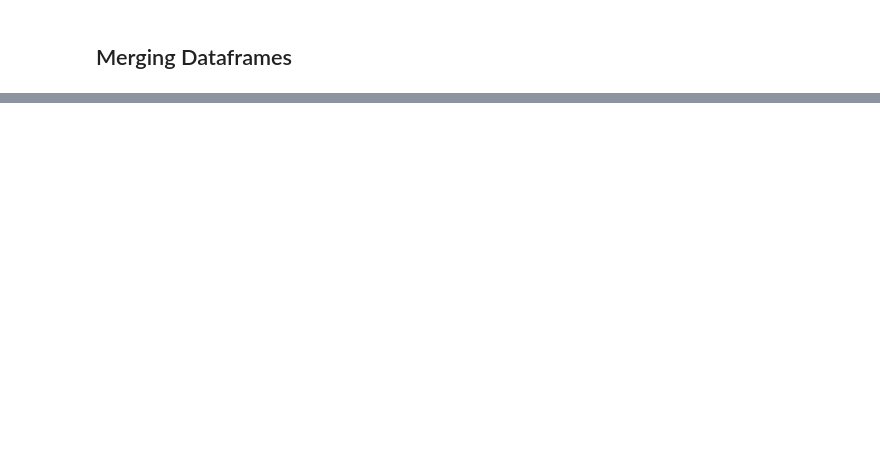
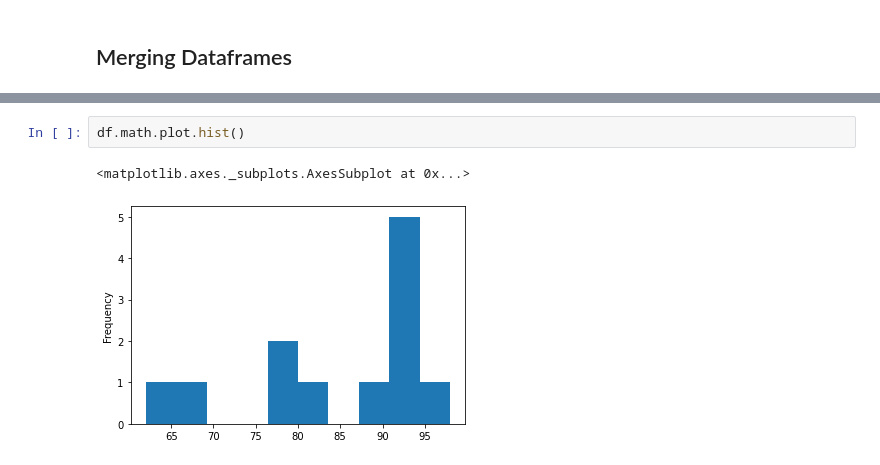
Before and after one commit to CodeupClassroom/darden-data-science-libraries, a Jupyter notebook: advanced_dataframes_demo_code.ipynb, the cells around one changed output, grey strips where cells are left out. Drawn from its saved outputs; the diff is of its cells as text; blank space fills up the shorter version.

```diff
--- a/advanced_dataframes_demo_code.ipynb
+++ b/advanced_dataframes_demo_code.ipynb
@@ -204,0 +534,5 @@ df
+# %%
+df.math.plot.hist()
+# %% [output]
+<matplotlib.axes._subplots.AxesSubplot at 0x...>
+[figure, added]
```
Also changed, not shown: parts of 45 cells of this notebook.
